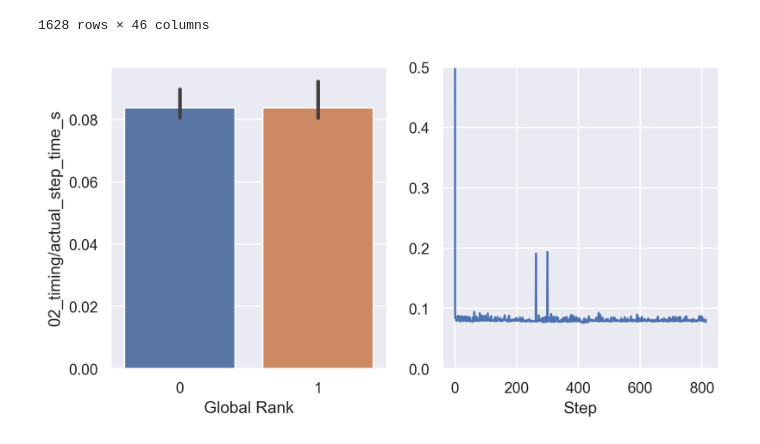
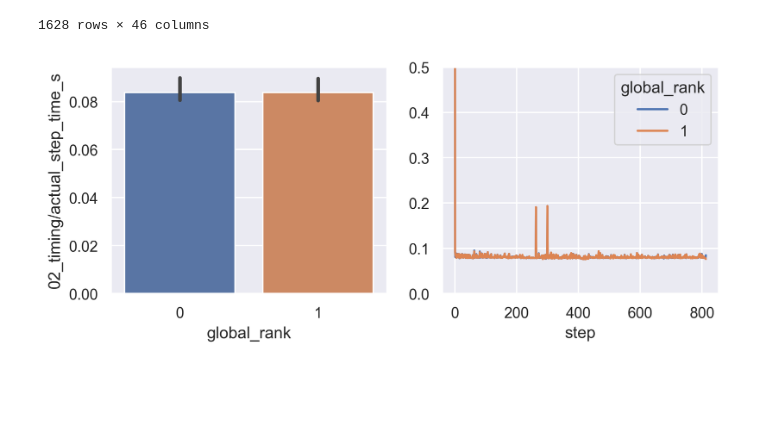
Before and after one commit to cirquit/fsdp-memory-analysis, a Jupyter notebook: tb-logging-example.ipynb, the cells around one changed output. Drawn from its saved outputs; the diff is of its cells as text; code cells hidden in the pictures; blank space fills up the shorter version.

Commit message:
made dual plotting slightly more generic

```diff
--- a/tb-logging-example.ipynb
+++ b/tb-logging-example.ipynb
@@ -138,24 +138,24 @@ test_run
 | 1627 | 813 | 1.0 | 0.049805 | 813.0 | 0.076278 | ... |
 1628 rows × 46 columns
 # %%
-def dual_plot(df, y, line_ylim):
-    fig, ax = plt.subplots(1,2, figsize=(8,4))
+def dual_plot(df, x, y, line_ylim):
+    fig, ax = plt.subplots(1,2, figsize=(8,3))
     fig = sns.barplot(
         data=df,
-        x="global_rank",
+        x=x,
         y=y,
         ax=ax[0])
-    ax[0].set_xlabel("Global Rank")
     fig = sns.lineplot(
         data=df,
         x="step",
         y=y,
-        ax=ax[1])
+        ax=ax[1],
+        hue=x)
     ax[1].set_ylabel("")
-    ax[1].set_xlabel("Step")
     ax[1].set_ylim(line_ylim)
 
+x = "global_rank"
 y = "02_timing/actual_step_time_s"
-dual_plot(df=test_run, y=y, line_ylim=[0,0.5])
+dual_plot(df=test_run, x=x, y=y, line_ylim=[0,0.5])
 # %% [output]
-[figure, old version]
+[figure, new version]
```
